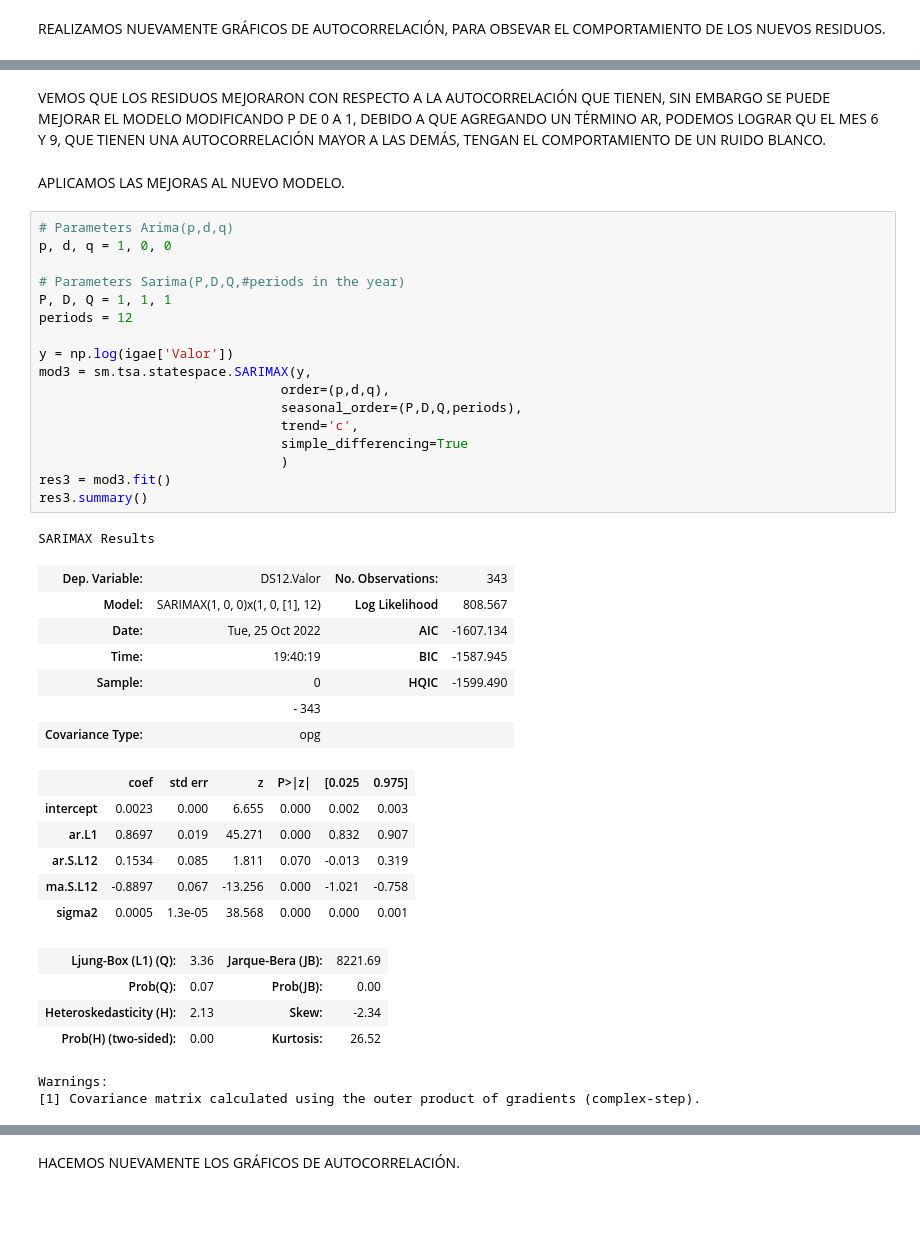
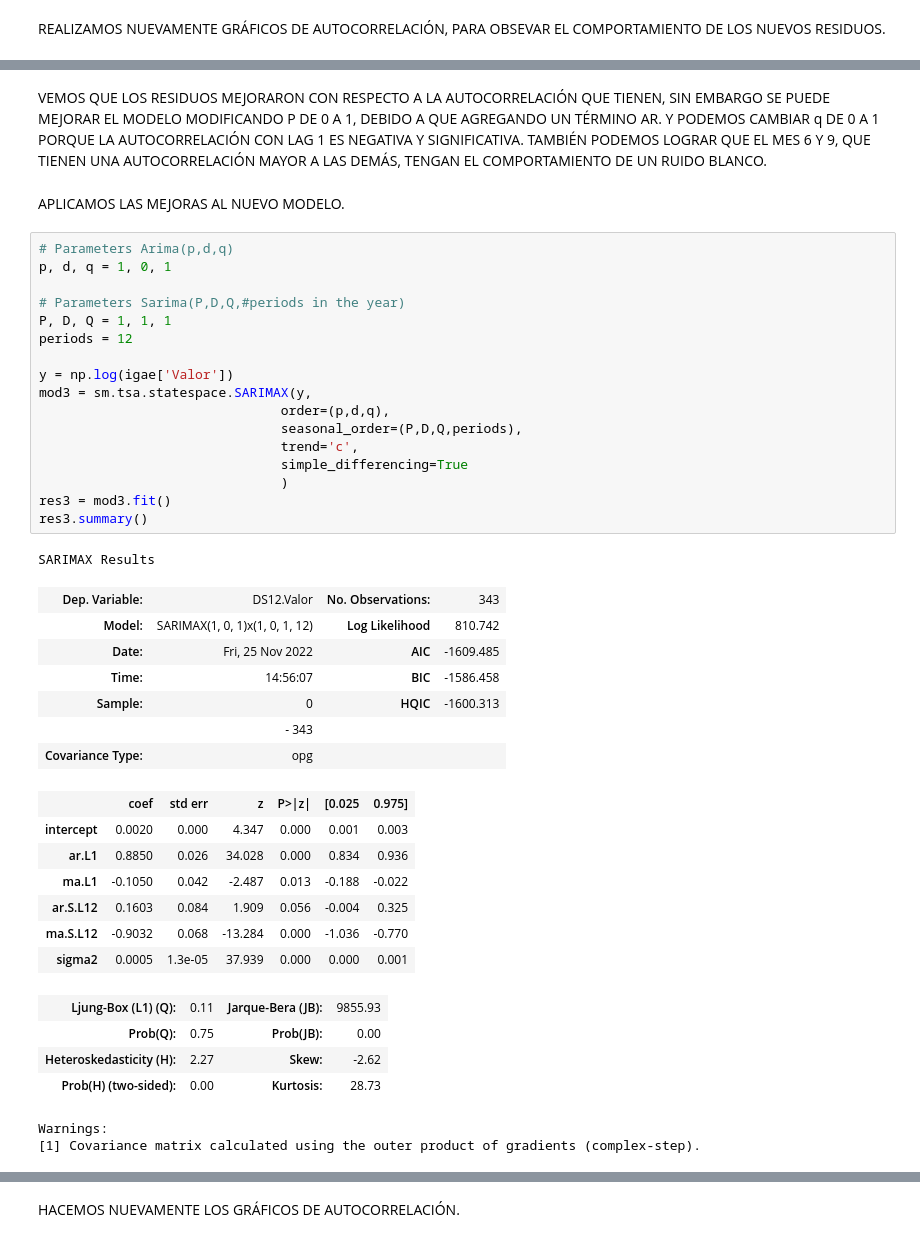
Before and after one commit to Oscar19260/Estadistica_TC3007C, a Jupyter notebook: Entregable2.ipynb, the cells around one changed output, grey strips where cells are left out. Cells and saved outputs as stored; diff of their text form; blank space fills up the shorter version.

```diff
--- a/Entregable2.ipynb
+++ b/Entregable2.ipynb
@@ -240,42 +235,43 @@ plot_pacf(res2.resid, lags = 12);
 # %% [markdown]
-VEMOS QUE LOS RESIDUOS MEJORARON CON RESPECTO A LA AUTOCORRELACIÓN QUE TIENEN, SIN EMBARGO SE PUEDE MEJORAR EL MODELO MODIFICANDO P DE 0 A 1, DEBIDO A QUE AGREGANDO UN TÉRMINO AR, PODEMOS LOGRAR QU EL MES 6 Y 9, QUE TIENEN UNA AUTOCORRELACIÓN  MAYOR A LAS DEMÁS, TENGAN EL COMPORTAMIENTO DE UN RUIDO BLANCO.
+VEMOS QUE LOS RESIDUOS MEJORARON CON RESPECTO A LA AUTOCORRELACIÓN QUE TIENEN, SIN EMBARGO SE PUEDE MEJORAR EL MODELO MODIFICANDO P DE 0 A 1, DEBIDO A QUE AGREGANDO UN TÉRMINO AR. Y PODEMOS CAMBIAR q DE 0 A 1 PORQUE LA AUTOCORRELACIÓN CON LAG 1 ES NEGATIVA Y SIGNIFICATIVA. TAMBIÉN PODEMOS LOGRAR QUE EL MES 6 Y 9, QUE TIENEN UNA AUTOCORRELACIÓN  MAYOR A LAS DEMÁS, TENGAN EL COMPORTAMIENTO DE UN RUIDO BLANCO.
 # %% [markdown]
 APLICAMOS LAS MEJORAS AL NUEVO MODELO.
 # %%
 # Parameters Arima(p,d,q)
-p, d, q = 1, 0, 0
+p, d, q = 1, 0, 1
 
 # Parameters Sarima(P,D,Q,#periods in the year)
 P, D, Q = 1, 1, 1
 periods = 12
 
 y = np.log(igae['Valor'])
 mod3 = sm.tsa.statespace.SARIMAX(y,
                                order=(p,d,q),
                                seasonal_order=(P,D,Q,periods),
                                trend='c',
                                simple_differencing=True
                                )
 res3 = mod3.fit()
 res3.summary()
 # %% [output]
 SARIMAX Results
 | Dep. Variable: | DS12.Valor | No. Observations: | 343 |
-| Model: | SARIMAX(1, 0, 0)x(1, 0, [1], 12) | Log Likelihood | 808.567 |
-| Date: | Tue, 25 Oct 2022 | AIC | -1607.134 |
-| Time: | 19:40:19 | BIC | -1587.945 |
-| Sample: | 0 | HQIC | -1599.490 |
+| Model: | SARIMAX(1, 0, 1)x(1, 0, 1, 12) | Log Likelihood | 810.742 |
+| Date: | Fri, 25 Nov 2022 | AIC | -1609.485 |
+| Time: | 14:56:07 | BIC | -1586.458 |
+| Sample: | 0 | HQIC | -1600.313 |
 |  | - 343 |  |  |
 | Covariance Type: | opg |  |  |
 |  | coef | std err | z | P>|z| | [0.025 | 0.975] |
-| intercept | 0.0023 | 0.000 | 6.655 | 0.000 | 0.002 | 0.003 |
-| ar.L1 | 0.8697 | 0.019 | 45.271 | 0.000 | 0.832 | 0.907 |
-| ar.S.L12 | 0.1534 | 0.085 | 1.811 | 0.070 | -0.013 | 0.319 |
-| ma.S.L12 | -0.8897 | 0.067 | -13.256 | 0.000 | -1.021 | -0.758 |
-| sigma2 | 0.0005 | 1.3e-05 | 38.568 | 0.000 | 0.000 | 0.001 |
+| intercept | 0.0020 | 0.000 | 4.347 | 0.000 | 0.001 | 0.003 |
+| ar.L1 | 0.8850 | 0.026 | 34.028 | 0.000 | 0.834 | 0.936 |
+| ma.L1 | -0.1050 | 0.042 | -2.487 | 0.013 | -0.188 | -0.022 |
+| ar.S.L12 | 0.1603 | 0.084 | 1.909 | 0.056 | -0.004 | 0.325 |
+| ma.S.L12 | -0.9032 | 0.068 | -13.284 | 0.000 | -1.036 | -0.770 |
+| sigma2 | 0.0005 | 1.3e-05 | 37.939 | 0.000 | 0.000 | 0.001 |
-| Ljung-Box (L1) (Q): | 3.36 | Jarque-Bera (JB): | 8221.69 |
-| Prob(Q): | 0.07 | Prob(JB): | 0.00 |
-| Heteroskedasticity (H): | 2.13 | Skew: | -2.34 |
-| Prob(H) (two-sided): | 0.00 | Kurtosis: | 26.52 |
+| Ljung-Box (L1) (Q): | 0.11 | Jarque-Bera (JB): | 9855.93 |
+| Prob(Q): | 0.75 | Prob(JB): | 0.00 |
+| Heteroskedasticity (H): | 2.27 | Skew: | -2.62 |
+| Prob(H) (two-sided): | 0.00 | Kurtosis: | 28.73 |
 Warnings:
 [1] Covariance matrix calculated using the outer product of gradients (complex-step).
```
Also changed, not shown: parts of 20 cells of this notebook, 1 other file.
